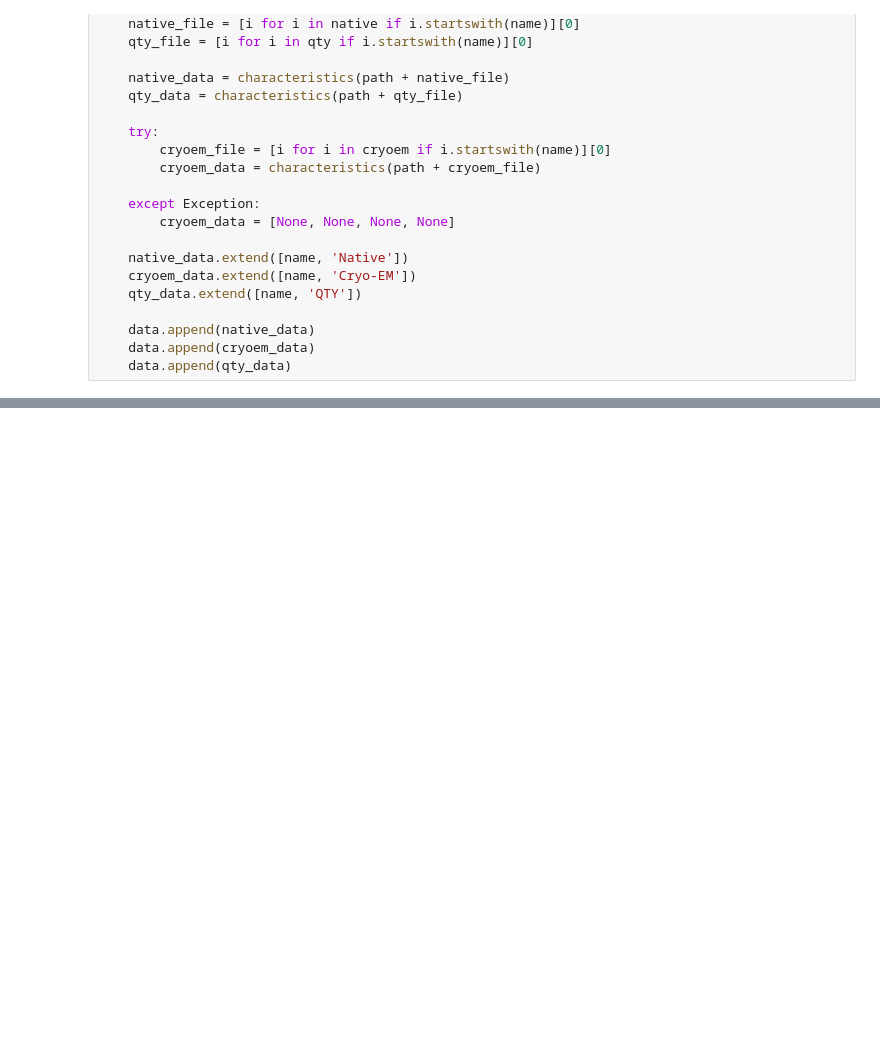
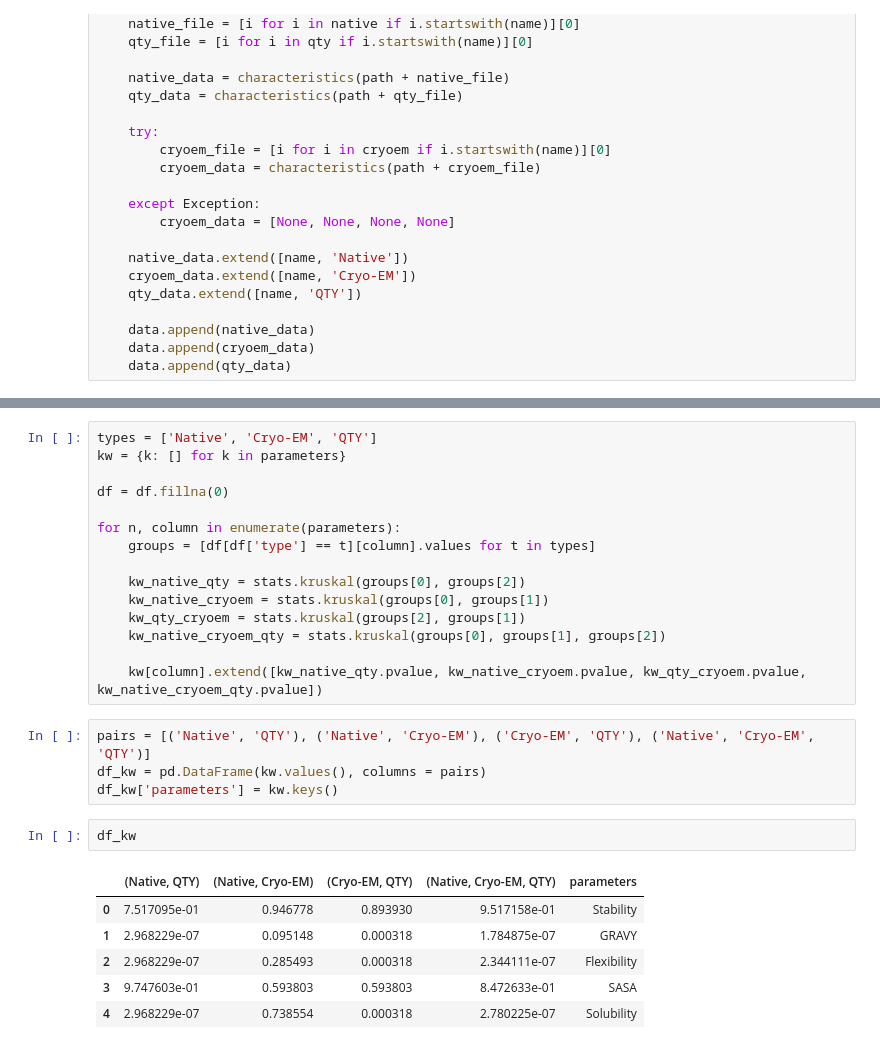
Before and after one commit to eva-smorodina/kcn, a Jupyter notebook: kcn_characteristics.ipynb, the cells around one changed output, grey strips where cells are left out. Saved outputs shown, nothing was run; the diff lists cells and outputs as text; blank space fills up the shorter version.

```diff
--- a/kcn_characteristics.ipynb
+++ b/kcn_characteristics.ipynb
@@ -203,0 +257,28 @@ plt.savefig(path + 'kcn_params.png')
+# %%
+types = ['Native', 'Cryo-EM', 'QTY']
+kw = {k: [] for k in parameters}
+
+df = df.fillna(0)
+
+for n, column in enumerate(parameters):
+    groups = [df[df['type'] == t][column].values for t in types]
+
+    kw_native_qty = stats.kruskal(groups[0], groups[2])
+    kw_native_cryoem = stats.kruskal(groups[0], groups[1])
+    kw_qty_cryoem = stats.kruskal(groups[2], groups[1])
+    kw_native_cryoem_qty = stats.kruskal(groups[0], groups[1], groups[2])
+
+    kw[column].extend([kw_native_qty.pvalue, kw_native_cryoem.pvalue, kw_qty_cryoem.pvalue, kw_native_cryoem_qty.pvalue])
+# %%
+pairs = [('Native', 'QTY'), ('Native', 'Cryo-EM'), ('Cryo-EM', 'QTY'), ('Native', 'Cryo-EM', 'QTY')]
+df_kw = pd.DataFrame(kw.values(), columns = pairs)
+df_kw['parameters'] = kw.keys()
+# %%
+df_kw
+# %% [output]
+|  | (Native, QTY) | (Native, Cryo-EM) | (Cryo-EM, QTY) | (Native, Cryo-EM, QTY) | parameters |
+| 0 | 7.517095e-01 | 0.946778 | 0.893930 | 9.517158e-01 | Stability |
+| 1 | 2.968229e-07 | 0.095148 | 0.000318 | 1.784875e-07 | GRAVY |
+| 2 | 2.968229e-07 | 0.285493 | 0.000318 | 2.344111e-07 | Flexibility |
+| 3 | 9.747603e-01 | 0.593803 | 0.593803 | 8.472633e-01 | SASA |
+| 4 | 2.968229e-07 | 0.738554 | 0.000318 | 2.780225e-07 | Solubility |
```
Also changed, not shown: parts of 9 cells of this notebook, 11 other files.
